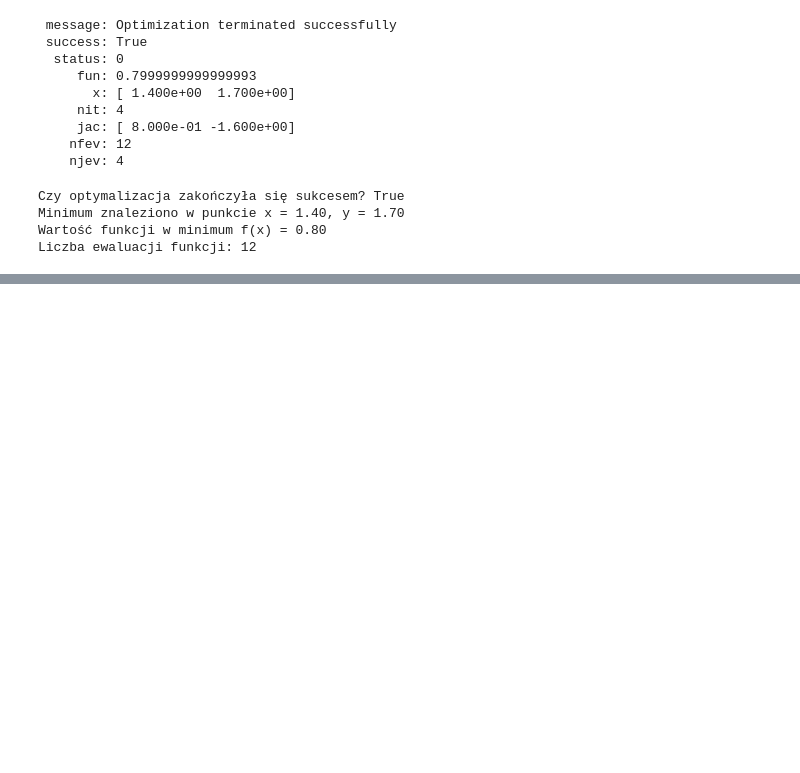
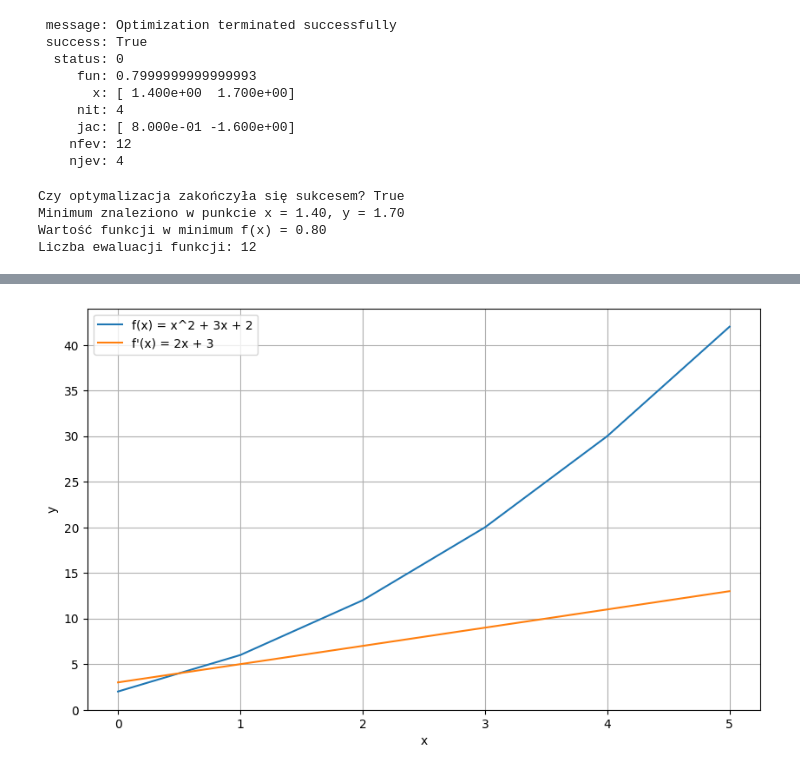
Before and after one commit to Haans001/scipy-prezentacja, a Jupyter notebook: index.ipynb, the cells around one changed output, grey strips where cells are left out. Drawn from its saved outputs; the diff is of its cells as text; code cells hidden in the pictures; blank space fills up the shorter version.

```diff
--- a/index.ipynb
+++ b/index.ipynb
@@ -167,0 +326,25 @@ Liczba ewaluacji funkcji: 12
+# %%
+from scipy.differentiate import derivative
+
+def f(x):
+    return x**2 + 3*x + 2
+
+x = np.linspace(0, 5, 6)
+y = np.array([f(i) for i in x])
+
+df = derivative(f, x)
+
+df.df
+
+plt.figure(figsize=(10, 6))
+plt.plot(x, y, '-', markersize=8, label='f(x) = x^2 + 3x + 2')
+plt.plot(x, df.df, '-', markersize=8, label='f\'(x) = 2x + 3')
+
+
+plt.xlabel('x')
+plt.ylabel('y')
+plt.legend()
+plt.grid(True)
+plt.show()
+# %% [output]
+[figure, added]
```
Also changed, not shown: parts of 16 cells of this notebook.
